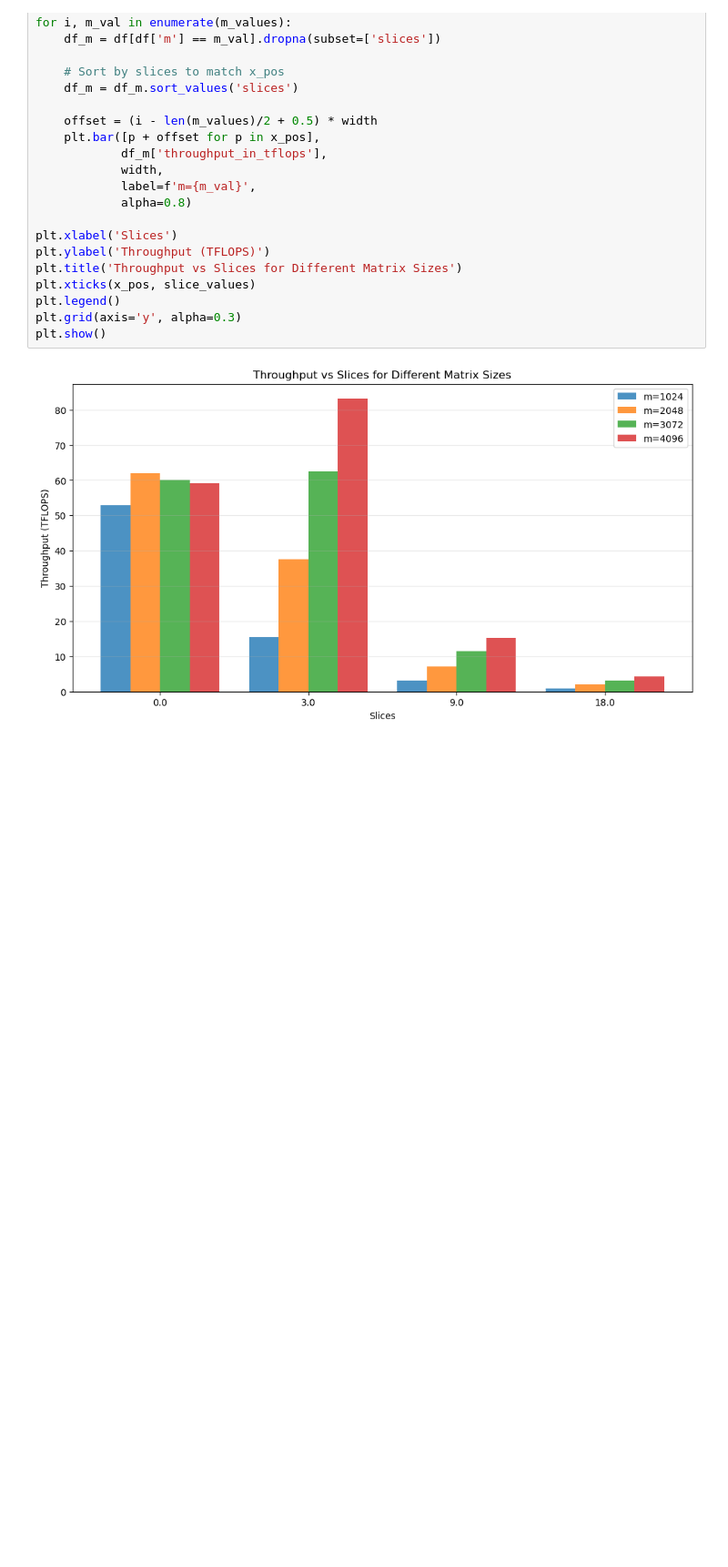
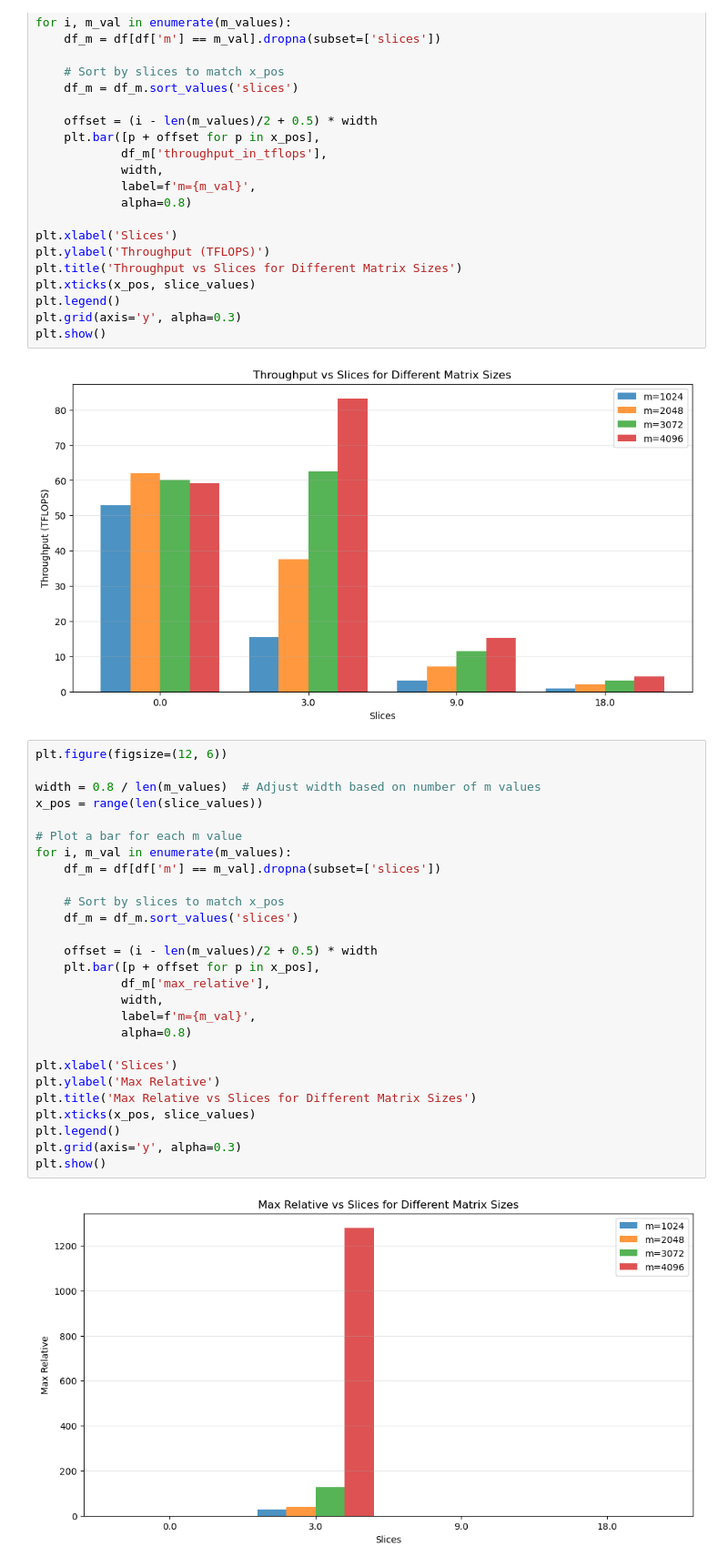
Before and after one commit to Sam-Bieberich/fp64_gb_emulation, a Jupyter notebook: ozIMMU/data_analysis/analysis.ipynb, the cells around one changed output. Shown at 91% size. Drawn from its saved outputs; the diff is of its cells as text; blank space fills up the shorter version.

```diff
--- a/ozIMMU/data_analysis/analysis.ipynb
+++ b/ozIMMU/data_analysis/analysis.ipynb
@@ -53,3 +53,32 @@ plt.grid(axis='y', alpha=0.3)
 plt.show()
 # %% [output]
 [figure]
+# %%
+plt.figure(figsize=(12, 6))
+
+width = 0.8 / len(m_values)  # Adjust width based on number of m values
+x_pos = range(len(slice_values))
+
+# Plot a bar for each m value
+for i, m_val in enumerate(m_values):
+    df_m = df[df['m'] == m_val].dropna(subset=['slices'])
+
+    # Sort by slices to match x_pos
+    df_m = df_m.sort_values('slices')
+
+    offset = (i - len(m_values)/2 + 0.5) * width
+    plt.bar([p + offset for p in x_pos],
+            df_m['max_relative'],
+            width,
+            label=f'm={m_val}',
+            alpha=0.8)
+
+plt.xlabel('Slices')
+plt.ylabel('Max Relative')
+plt.title('Max Relative vs Slices for Different Matrix Sizes')
+plt.xticks(x_pos, slice_values)
+plt.legend()
+plt.grid(axis='y', alpha=0.3)
+plt.show()
+# %% [output]
+[figure, added]
```
Also changed, not shown: parts of 3 cells of this notebook.
